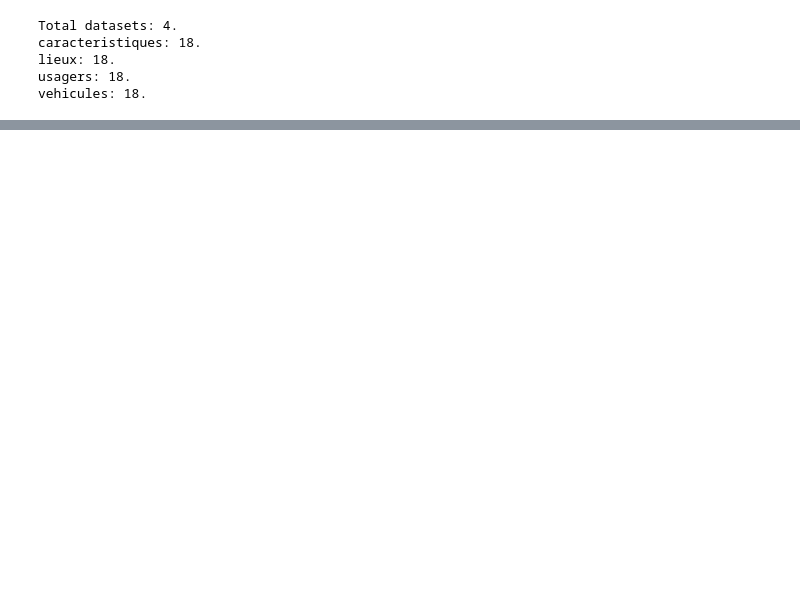
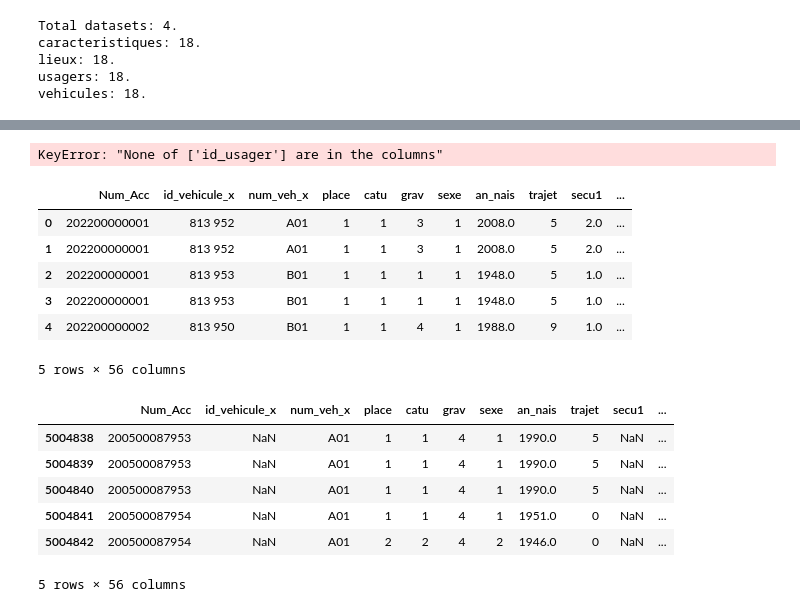
Before and after one commit to remithiney/Projet_Accidentologie, a Jupyter notebook: notebooks/premiere_exploration.ipynb, the cells around one changed output, grey strips where cells are left out. Cells and saved outputs as stored; diff of their text form; code cells hidden in the pictures; blank space fills up the shorter version.

```diff
--- a/notebooks/premiere_exploration.ipynb
+++ b/notebooks/premiere_exploration.ipynb
@@ -400,12 +196,0 @@ df['an'] = df['an'].astype(int)
-# %%
-try:
-    cols_to_numeric = ['lat', 'long', 'hr',  'mn']
-    cols_to_string = ['Num_Acc'] #est-ce qu'on veut réellement que les id soient des int64 ?
-    cols_to_date = []
-    cols_to_drop = ['hrmn']
-    df[cols_to_numeric] = df[cols_to_numeric].apply(pd.to_numeric, errors= 'coerce')
-    df[cols_to_string] = df[cols_to_string].astype(str)
-    df[cols_to_date] = df[cols_to_date].apply(pd.to_datetime, errors= 'coerce')
-    df.drop(columns= cols_to_drop, inplace= True)
-except Exception as e:
-    print(f'{e}')
@@ -454,0 +250,29 @@ for df in full_datasets:
+# %%
+merged_df = full_datasets[2]
+
+
+for df_index, df in enumerate(full_datasets, start= 0):
+    if df_index != 2:
+        merged_df= pd.merge(merged_df, df, on= 'Num_Acc', how= 'left')
+
+merged_df.set_index('id_usager', inplace= True)
+# %% [output]
+KeyError: "None of ['id_usager'] are in the columns"
+# %%
+display(merged_df.head())
+display(merged_df.tail())
+# %% [output]
+|  | Num_Acc | id_vehicule_x | num_veh_x | place | catu | grav | sexe | an_nais | trajet | secu1 | ... |
+| 0 | 202200000001 | 813 952 | A01 | 1 | 1 | 3 | 1 | 2008.0 | 5 | 2.0 | ... |
+| 1 | 202200000001 | 813 952 | A01 | 1 | 1 | 3 | 1 | 2008.0 | 5 | 2.0 | ... |
+| 2 | 202200000001 | 813 953 | B01 | 1 | 1 | 1 | 1 | 1948.0 | 5 | 1.0 | ... |
+| 3 | 202200000001 | 813 953 | B01 | 1 | 1 | 1 | 1 | 1948.0 | 5 | 1.0 | ... |
+| 4 | 202200000002 | 813 950 | B01 | 1 | 1 | 4 | 1 | 1988.0 | 9 | 1.0 | ... |
+5 rows × 56 columns
+|  | Num_Acc | id_vehicule_x | num_veh_x | place | catu | grav | sexe | an_nais | trajet | secu1 | ... |
+| 5004838 | 200500087953 | NaN | A01 | 1 | 1 | 4 | 1 | 1990.0 | 5 | NaN | ... |
+| 5004839 | 200500087953 | NaN | A01 | 1 | 1 | 4 | 1 | 1990.0 | 5 | NaN | ... |
+| 5004840 | 200500087953 | NaN | A01 | 1 | 1 | 4 | 1 | 1990.0 | 5 | NaN | ... |
+| 5004841 | 200500087954 | NaN | A01 | 1 | 1 | 4 | 1 | 1951.0 | 0 | NaN | ... |
+| 5004842 | 200500087954 | NaN | A01 | 2 | 2 | 4 | 2 | 1946.0 | 0 | NaN | ... |
+5 rows × 56 columns
```
Also changed, not shown: parts of 16 cells of this notebook, 1 other file.
